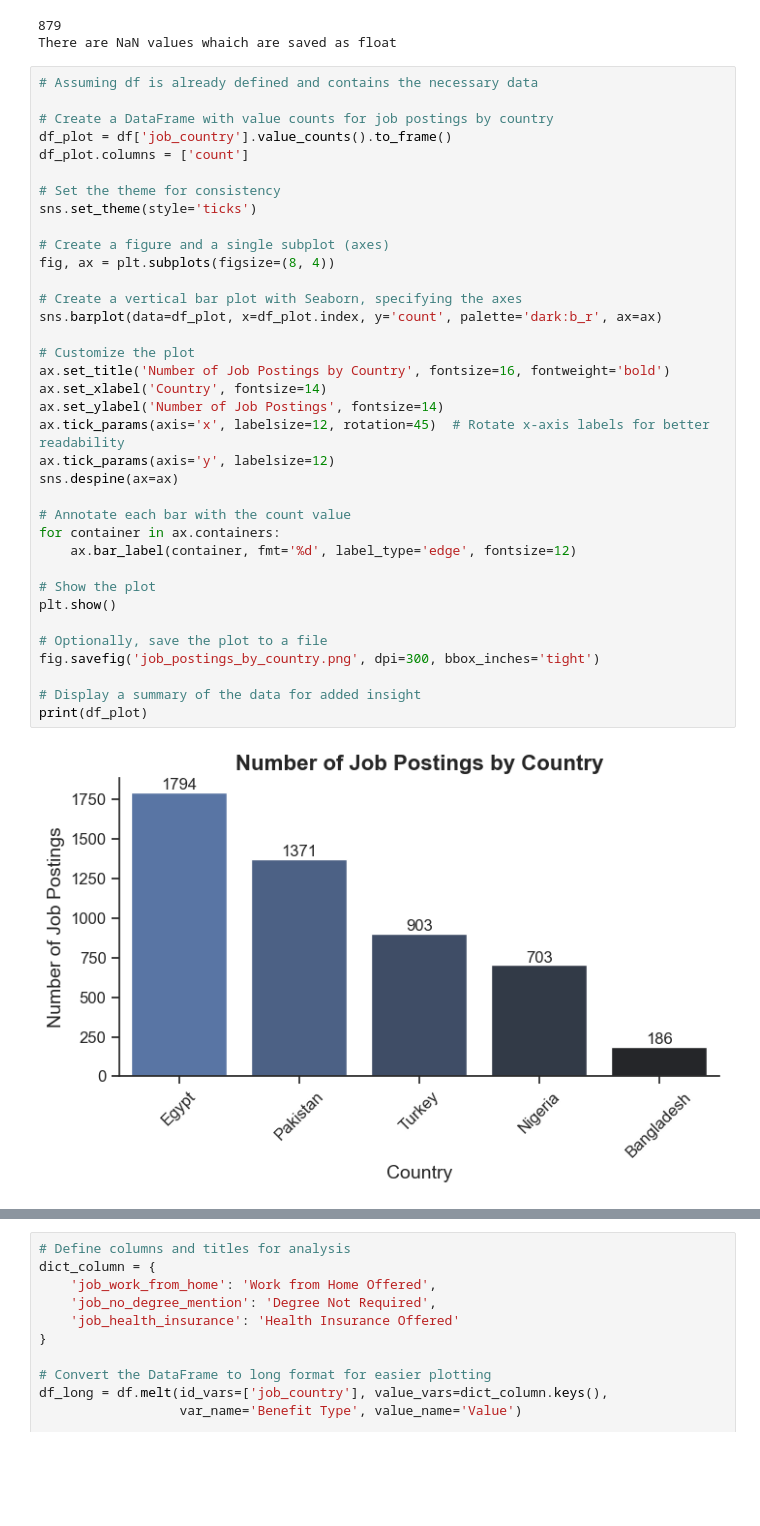
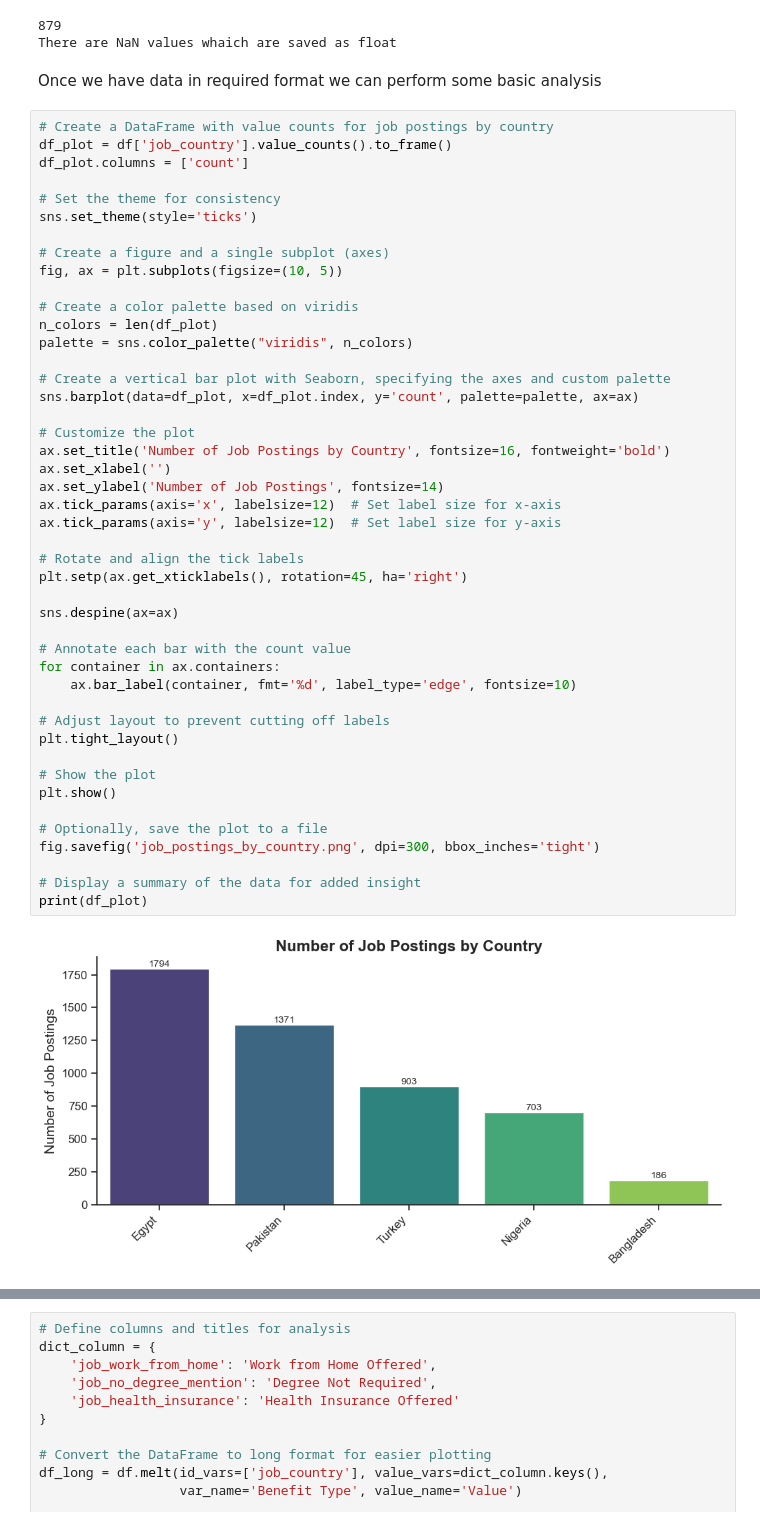
Before and after one commit to johnramal/data_jobs_pak, a Jupyter notebook: 6_comaprative_analysis.ipynb, the cells around one changed output, grey strips where cells are left out. Drawn from its saved outputs; the diff is of its cells as text; blank space fills up the shorter version.

```diff
--- a/6_comaprative_analysis.ipynb
+++ b/6_comaprative_analysis.ipynb
@@ -75,44 +76,55 @@ if nan_values > 0:
 # %% [output]
 879
 There are NaN values whaich are saved as float
+# %% [markdown]
+Once we have data in required format we can perform some basic analysis
 # %%
-# Assuming df is already defined and contains the necessary data
-
 # Create a DataFrame with value counts for job postings by country
 df_plot = df['job_country'].value_counts().to_frame()
 df_plot.columns = ['count']
 
 # Set the theme for consistency
 sns.set_theme(style='ticks')
 
 # Create a figure and a single subplot (axes)
-fig, ax = plt.subplots(figsize=(8, 4))
+fig, ax = plt.subplots(figsize=(10, 5))
 
-# Create a vertical bar plot with Seaborn, specifying the axes
-sns.barplot(data=df_plot, x=df_plot.index, y='count', palette='dark:b_r', ax=ax)
+# Create a color palette based on viridis
+n_colors = len(df_plot)
+palette = sns.color_palette("viridis", n_colors)
+
+# Create a vertical bar plot with Seaborn, specifying the axes and custom palette
+sns.barplot(data=df_plot, x=df_plot.index, y='count', palette=palette, ax=ax)
 
 # Customize the plot
 ax.set_title('Number of Job Postings by Country', fontsize=16, fontweight='bold')
-ax.set_xlabel('Country', fontsize=14)
+ax.set_xlabel('')
 ax.set_ylabel('Number of Job Postings', fontsize=14)
-ax.tick_params(axis='x', labelsize=12, rotation=45)  # Rotate x-axis labels for better readability
-ax.tick_params(axis='y', labelsize=12)
+ax.tick_params(axis='x', labelsize=12)  # Set label size for x-axis
+ax.tick_params(axis='y', labelsize=12)  # Set label size for y-axis
+
+# Rotate and align the tick labels
+plt.setp(ax.get_xticklabels(), rotation=45, ha='right')
+
 sns.despine(ax=ax)
 
 # Annotate each bar with the count value
 for container in ax.containers:
-    ax.bar_label(container, fmt='%d', label_type='edge', fontsize=12)
+    ax.bar_label(container, fmt='%d', label_type='edge', fontsize=10)
+
+# Adjust layout to prevent cutting off labels
+plt.tight_layout()
 
 # Show the plot
 plt.show()
 
 # Optionally, save the plot to a file
 fig.savefig('job_postings_by_country.png', dpi=300, bbox_inches='tight')
 
 # Display a summary of the data for added insight
 print(df_plot)
 # %% [output]
-[figure, old version]
+[figure, new version]
              count
 job_country
 Egypt         1794
```
Also changed, not shown: parts of 3 cells of this notebook, 4 other files.
